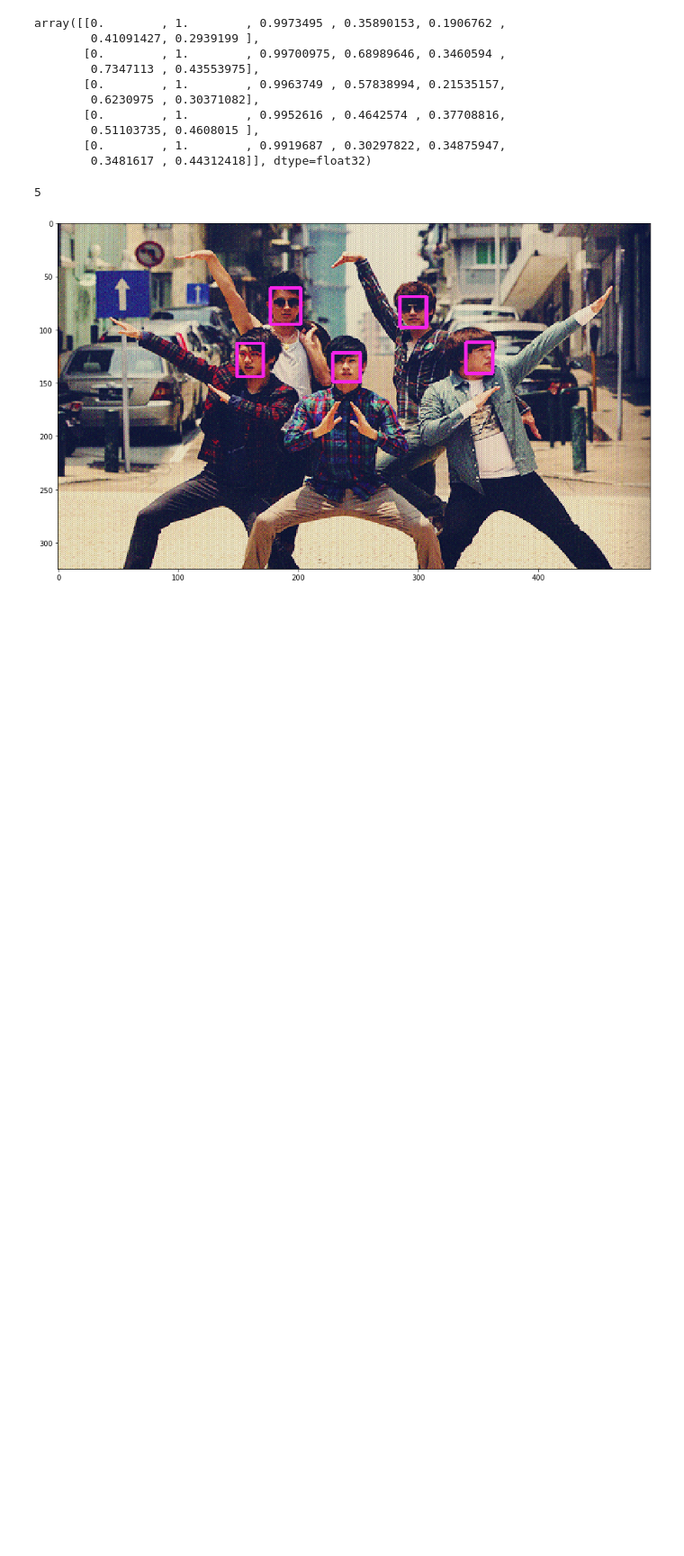
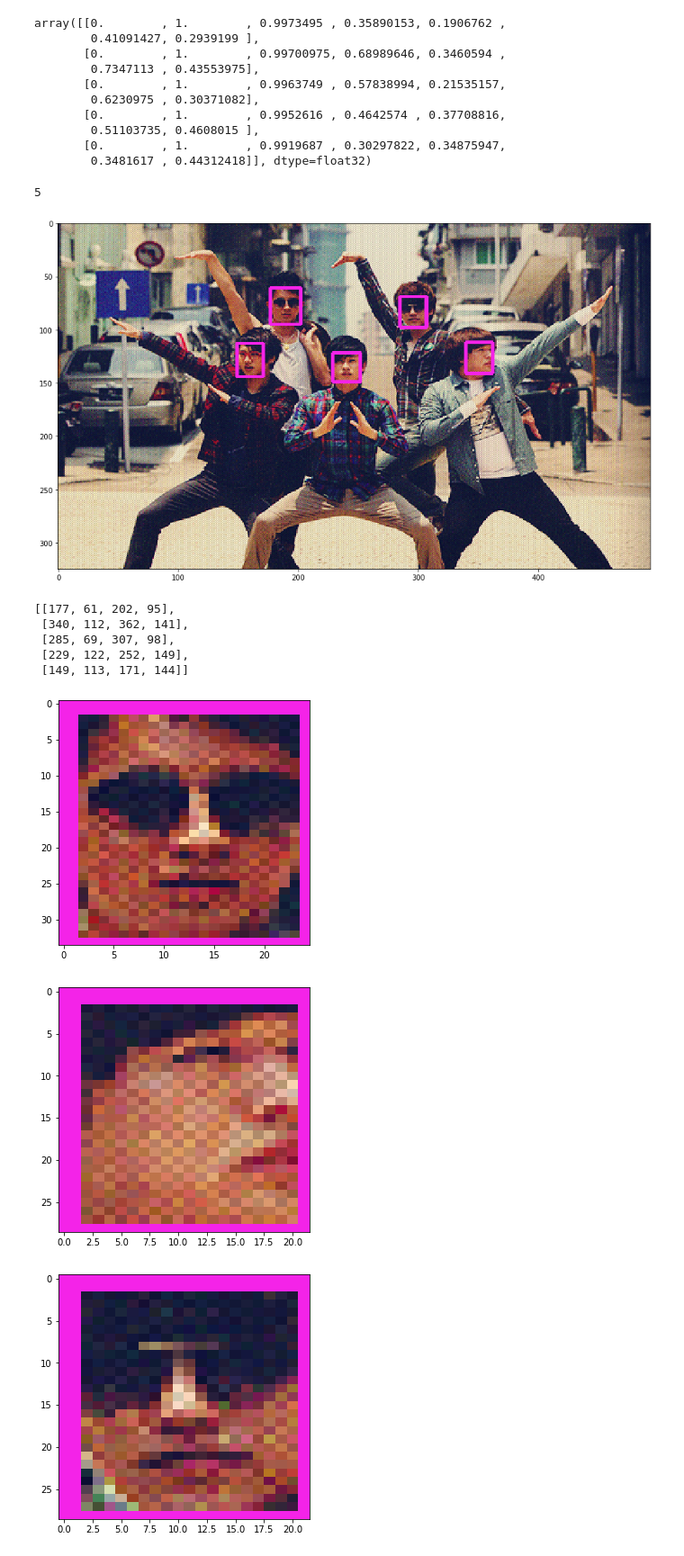
Before and after one commit to jpraveenkanna/Computer_Pointer_Controller, a Jupyter notebook: Face detection model.ipynb, the cells around one changed output. Shown at 90% size. Saved outputs shown, nothing was run; the diff lists cells and outputs as text; code cells hidden in the pictures; blank space fills up the shorter version.

Commit message:
feat - add check layers and crop face

```diff
--- a/Face detection model.ipynb
+++ b/Face detection model.ipynb
@@ -34,11 +34,12 @@ class face_detection:
 
 
     def load_model(self):
-        self.model=IENetwork(self.model_structure, self.model_weights)
 
         # Loading network to device
-        core = IECore()
-        self.net = core.load_network(network=self.model, device_name=self.device, num_requests=1)
+        self.core = IECore()
+        self.model=self.core.read_network(self.model_structure, self.model_weights)
+
+        self.net = self.core.load_network(network=self.model, device_name=self.device, num_requests=1)
 
         print("Successfully loaded the network")
 
@@ -46,6 +47,17 @@ class face_detection:
         image=cv2.imread(image_path)
         resized_img = cv2.resize(image, (544, 320))
         input_img = np.moveaxis(resized_img, -1, 0)
+
+    def check_model(self):
+        layers_supported = self.core.query_network(network=self.model, device_name="CPU")
+        layers_in_model = self.model.layers.keys()
+        all_layers_supported = True
+        for l in layers_in_model:
+            if l  not in layers_supported:
+                all_layers_supported = False
+                print('Layer', l, 'is not supported')
+        if all_layers_supported:
+            print('All layers supported')
 # %%
 fd = face_detection(model_name)
 fd.load_model()
@@ -135,3 +149,24 @@ plt.imshow(RGB_img,interpolation='nearest', aspect='auto')
 plt.show()
 # %% [output]
 [figure]
+# %%
+boxes
+# %% [output]
+[[177, 61, 202, 95],
+ [340, 112, 362, 141],
+ [285, 69, 307, 98],
+ [229, 122, 252, 149],
+ [149, 113, 171, 144]]
+# %%
+#crop the image and save
+for id,images in enumerate(boxes):
+    crop_img_org = tmp_image[images[1]:images[3], images[0]:images[2]]
+    plt.figure(figsize = (5,5))
+    crop_img = cv2.cvtColor(crop_img_org, cv2.COLOR_BGR2RGB)
+    plt.imshow(crop_img,interpolation='nearest', aspect='auto')
+    cv2.imwrite("bin/face-{}.jpg".format(id+1), crop_img_org)
+    plt.show()
+# %% [output]
+[figure, added]
+[figure, added]
+[figure, added]
```
Also changed, not shown: parts of 6 cells of this notebook.
